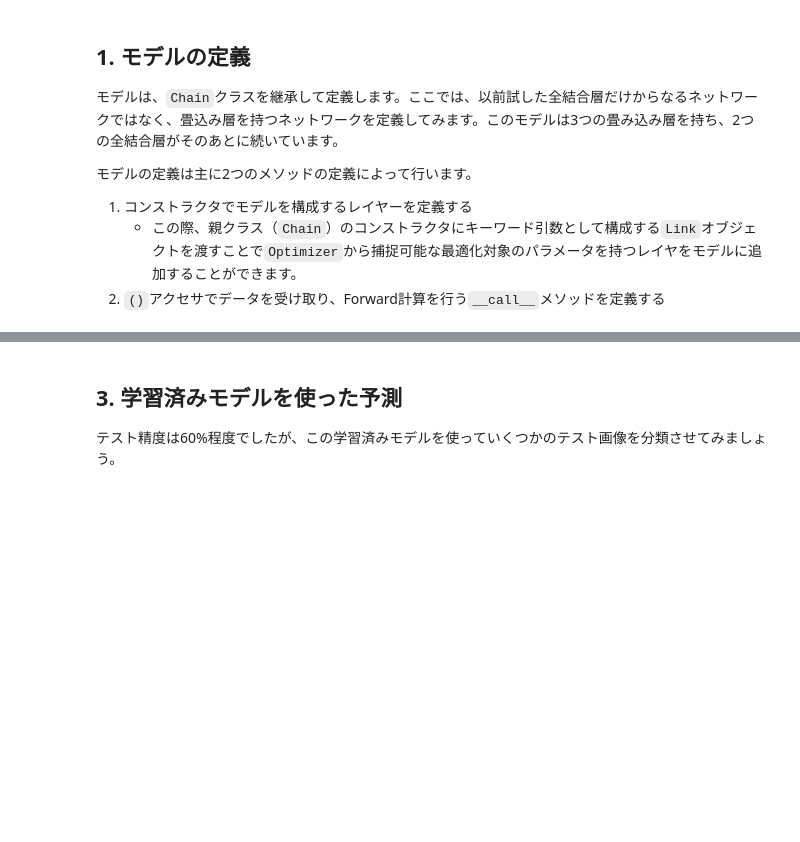
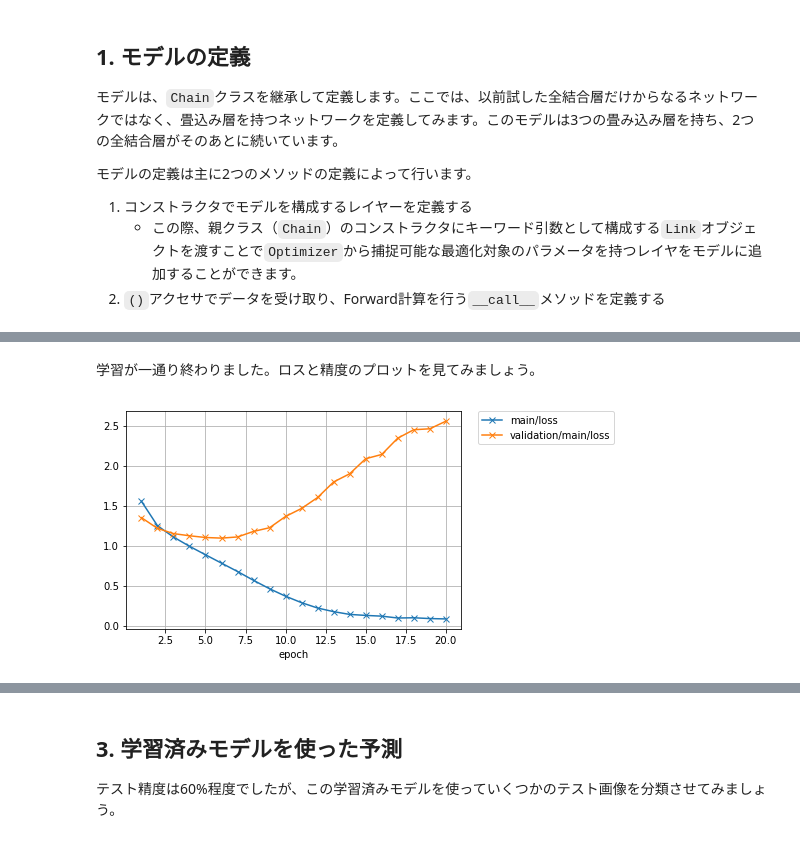
Before and after one commit to mitmul/chainer-handson, a Jupyter notebook: 3-Write-your-own-network_ja.ipynb, the cells around one changed output, grey strips where cells are left out. Cells and saved outputs as stored; diff of their text form; code cells hidden in the pictures; blank space fills up the shorter version.

```diff
--- a/3-Write-your-own-network_ja.ipynb
+++ b/3-Write-your-own-network_ja.ipynb
@@ -125,0 +118,7 @@ epoch       main/loss   main/accuracy  validation/main/loss  validation/main/acc
+# %% [markdown]
+学習が一通り終わりました。ロスと精度のプロットを見てみましょう。
+# %%
+from IPython.display import Image
+Image(filename='MyModel_cifar10_result/loss.png')
+# %% [output]
+[figure, added]
```
Also changed, not shown: parts of 18 cells of this notebook, 8 other files.
